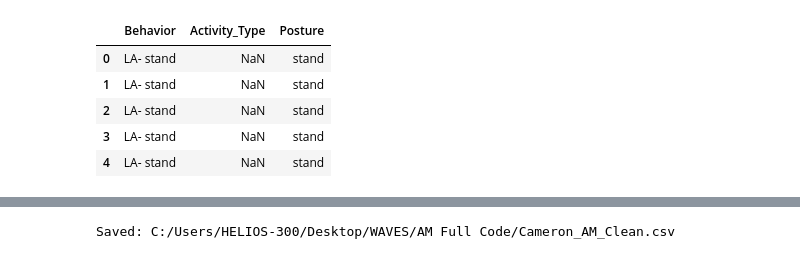
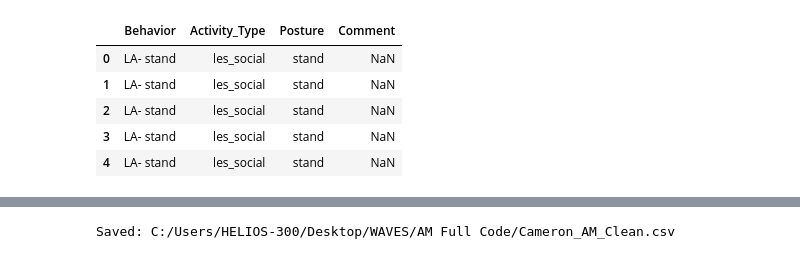
Before and after one commit to CameronWafer/WAVES, a Jupyter notebook: AM Full Code/AM_restart1.ipynb, the cells around one changed output, grey strips where cells are left out. Saved outputs shown, nothing was run; the diff lists cells and outputs as text; code cells hidden in the pictures.

```diff
--- a/AM Full Code/AM_restart1.ipynb
+++ b/AM Full Code/AM_restart1.ipynb
@@ -219,10 +520,13 @@ unique Observation: 61
 # %%
 # ------------------------------------------------------------
-# Carry forward Behavior + Modifiers + Comment within Observation
+# Carry forward Behavior + Modifiers within Observation
 # (ffill only; if the first value is NaN, it stays NaN)
+#
+# NOTE: Comment is handled later with segment-aware logic so it
+# does not bleed across activity/posture changes.
 # ------------------------------------------------------------
 
-cols_to_ffill = ["Behavior", "Modifier_1", "Modifier_2", "Modifier_3", "Modifier_4", "Comment"]
+cols_to_ffill = ["Behavior", "Modifier_1", "Modifier_2", "Modifier_3", "Modifier_4"]
 cols_to_ffill = [c for c in cols_to_ffill if c in sec_by_sec.columns]
 
 sec_by_sec = sec_by_sec.sort_values(["Observation", "date_time_abs"], kind="mergesort")
@@ -231,6 +535,7 @@ sec_by_sec[cols_to_ffill] = (
 )
 
 # quick check: NaNs can still exist if the first event is NaN
-sec_by_sec[cols_to_ffill].isna().sum()
+check_cols = cols_to_ffill + (["Comment"] if "Comment" in sec_by_sec.columns else [])
+sec_by_sec[check_cols].isna().sum()
 # %% [output]
 Behavior           0
@@ -340,12 +685,24 @@ sec_by_sec_last[["Observation", "rel_time", "date_time", "time", "duration"]].he
 sec_by_sec["Activity_Type"] = pd.NA
 sec_by_sec["Posture"] = pd.NA
 
-# Normalize once so case/extra spaces do not break dictionary lookups.
-beh = sec_by_sec["Behavior"].astype("string")
-beh_norm = (
-    beh.str.strip()
-    .str.lower()
-    .str.replace(r"\s+", " ", regex=True)
+# Use stream-specific behavior when available so concurrent activity+posture
+# events at the same second are both preserved.
+beh_activity_src = (
+    sec_by_sec["_behavior_activity_raw"]
+    if "_behavior_activity_raw" in sec_by_sec.columns
+    else sec_by_sec["Behavior"]
+)
+beh_posture_src = (
+    sec_by_sec["_behavior_posture_raw"]
+    if "_behavior_posture_raw" in sec_by_sec.columns
+    else sec_by_sec["Behavior"]
+)
+
+beh_activity_norm = (
+    beh_activity_src.astype("string").str.strip().str.lower().str.replace(r"\s+", " ", regex=True)
+)
+beh_posture_norm = (
+    beh_posture_src.astype("string").str.strip().str.lower().str.replace(r"\s+", " ", regex=True)
 )
 
 # Activity type mapping (Behavior -> activity_type code)
@@ -407,15 +764,22 @@ posture_map = {
     "private/not coded": "not_coded",
 }
 
-activity_codes = beh_norm.map(activity_map)
-posture_codes = beh_norm.map(posture_map)
+activity_codes = beh_activity_norm.map(activity_map)
+posture_codes = beh_posture_norm.map(posture_map)
 
-# QC: show any normalized Behavior labels not covered by either mapping.
-covered = activity_codes.notna() | posture_codes.notna()
-unmapped_vals = sorted(beh_norm[~covered & beh_norm.notna()].drop_duplicates().tolist())
-print("Unmapped normalized Behavior values:", len(unmapped_vals))
-if unmapped_vals:
-    print(unmapped_vals[:20])
+# QC: show any normalized labels not covered by each stream mapping.
+unmapped_activity = sorted(
+    beh_activity_norm[activity_codes.isna() & beh_activity_norm.notna()].drop_duplicates().tolist()
+)
+unmapped_posture = sorted(
+    beh_posture_norm[posture_codes.isna() & beh_posture_norm.notna()].drop_duplicates().tolist()
+)
+print("Unmapped activity labels:", len(unmapped_activity))
+if unmapped_activity:
+    print(unmapped_activity[:20])
+print("Unmapped posture labels:", len(unmapped_posture))
+if unmapped_posture:
+    print(unmapped_posture[:20])
 
 sec_by_sec.loc[activity_codes.notna(), "Activity_Type"] = activity_codes
 sec_by_sec.loc[posture_codes.notna(), "Posture"] = posture_codes
@@ -427,5 +791,21 @@ sec_by_sec[["Activity_Type", "Posture"]] = (
     sec_by_sec.groupby("Observation", sort=False)[["Activity_Type", "Posture"]].ffill()
 )
 
-sec_by_sec[["Behavior", "Activity_Type", "Posture"]].head()
+# ------------------------------------------------------------
+# Comment fill rule:
+#   Stop comments when a new activity or posture type starts.
+#   We ffill Comment only within stable (Activity_Type, Posture)
+#   segments inside each Observation.
+# ------------------------------------------------------------
+if "Comment" in sec_by_sec.columns:
+    seg_change = (
+        sec_by_sec["Activity_Type"].ne(sec_by_sec.groupby("Observation")["Activity_Type"].shift())
+        | sec_by_sec["Posture"].ne(sec_by_sec.groupby("Observation")["Posture"].shift())
+    )
+    seg_id = seg_change.groupby(sec_by_sec["Observation"]).cumsum()
+    sec_by_sec["Comment"] = sec_by_sec.groupby(
+        ["Observation", seg_id], sort=False
+    )["Comment"].ffill()
+
+sec_by_sec[["Behavior", "Activity_Type", "Posture", "Comment"]].head()
 # %% [output]
@@ -433,9 +814,9 @@ Unmapped normalized Behavior values: 0
-|  | Behavior | Activity_Type | Posture |
-| 0 | LA- stand | NaN | stand |
-| 1 | LA- stand | NaN | stand |
-| 2 | LA- stand | NaN | stand |
-| 3 | LA- stand | NaN | stand |
-| 4 | LA- stand | NaN | stand |
+|  | Behavior | Activity_Type | Posture | Comment |
+| 0 | LA- stand | les_social | stand | NaN |
+| 1 | LA- stand | les_social | stand | NaN |
+| 2 | LA- stand | les_social | stand | NaN |
+| 3 | LA- stand | les_social | stand | NaN |
+| 4 | LA- stand | les_social | stand | NaN |
 # %%
 # ------------------------------------------------------------
 # Add broad_domain / waves_domain (from Activity_Type)
```
Also changed, not shown: parts of 7 cells of this notebook, 1 other file.
